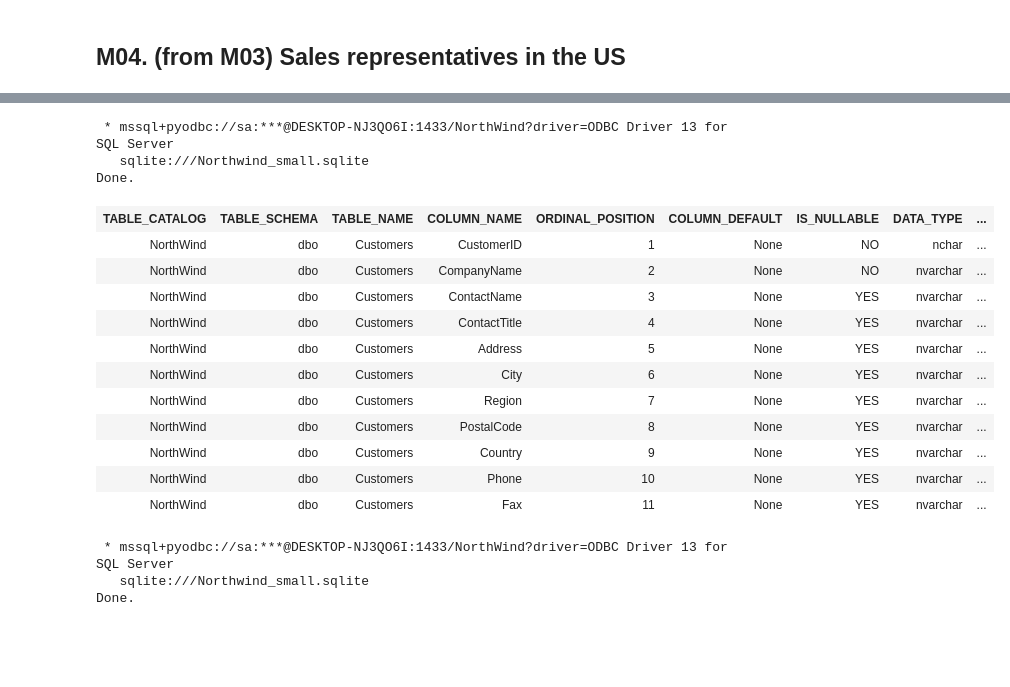
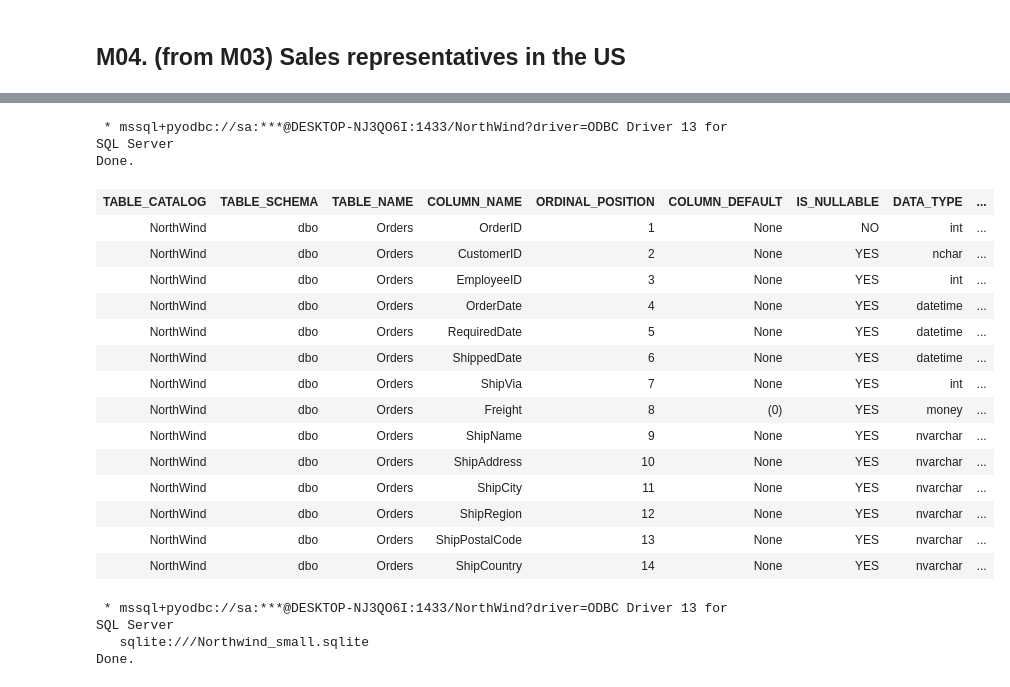
Before and after one commit to libinruan/use_pyodbc_to_access_sql_database, a Jupyter notebook: SQL_interview_Qs.ipynb, the cells around one changed output, grey strips where cells are left out. Cells and saved outputs as stored; diff of their text form; code cells hidden in the pictures; blank space fills up the shorter version.

```diff
--- a/SQL_interview_Qs.ipynb
+++ b/SQL_interview_Qs.ipynb
@@ -294,24 +290,26 @@ dtype: object
 # %%
 %%sql
 SELECT *
 FROM Northwind.INFORMATION_SCHEMA.COLUMNS
-WHERE TABLE_NAME = N'Customers'
+WHERE TABLE_NAME = N'Orders'
 # %% [output]
  * mssql+pyodbc://sa:***@DESKTOP-NJ3QO6I:1433/NorthWind?driver=ODBC Driver 13 for SQL Server
-   sqlite:///Northwind_small.sqlite
 Done.
 | TABLE_CATALOG | TABLE_SCHEMA | TABLE_NAME | COLUMN_NAME | ORDINAL_POSITION | COLUMN_DEFAULT | IS_NULLABLE | DATA_TYPE | ... |
-| NorthWind | dbo | Customers | CustomerID | 1 | None | NO | nchar | ... |
-| NorthWind | dbo | Customers | CompanyName | 2 | None | NO | nvarchar | ... |
-| NorthWind | dbo | Customers | ContactName | 3 | None | YES | nvarchar | ... |
-| NorthWind | dbo | Customers | ContactTitle | 4 | None | YES | nvarchar | ... |
-| NorthWind | dbo | Customers | Address | 5 | None | YES | nvarchar | ... |
-| NorthWind | dbo | Customers | City | 6 | None | YES | nvarchar | ... |
-| NorthWind | dbo | Customers | Region | 7 | None | YES | nvarchar | ... |
-| NorthWind | dbo | Customers | PostalCode | 8 | None | YES | nvarchar | ... |
-| NorthWind | dbo | Customers | Country | 9 | None | YES | nvarchar | ... |
-| NorthWind | dbo | Customers | Phone | 10 | None | YES | nvarchar | ... |
-| NorthWind | dbo | Customers | Fax | 11 | None | YES | nvarchar | ... |
+| NorthWind | dbo | Orders | OrderID | 1 | None | NO | int | ... |
+| NorthWind | dbo | Orders | CustomerID | 2 | None | YES | nchar | ... |
+| NorthWind | dbo | Orders | EmployeeID | 3 | None | YES | int | ... |
+| NorthWind | dbo | Orders | OrderDate | 4 | None | YES | datetime | ... |
+| NorthWind | dbo | Orders | RequiredDate | 5 | None | YES | datetime | ... |
+| NorthWind | dbo | Orders | ShippedDate | 6 | None | YES | datetime | ... |
+| NorthWind | dbo | Orders | ShipVia | 7 | None | YES | int | ... |
+| NorthWind | dbo | Orders | Freight | 8 | (0) | YES | money | ... |
+| NorthWind | dbo | Orders | ShipName | 9 | None | YES | nvarchar | ... |
+| NorthWind | dbo | Orders | ShipAddress | 10 | None | YES | nvarchar | ... |
+| NorthWind | dbo | Orders | ShipCity | 11 | None | YES | nvarchar | ... |
+| NorthWind | dbo | Orders | ShipRegion | 12 | None | YES | nvarchar | ... |
+| NorthWind | dbo | Orders | ShipPostalCode | 13 | None | YES | nvarchar | ... |
+| NorthWind | dbo | Orders | ShipCountry | 14 | None | YES | nvarchar | ... |
 # %%
 %%sql
 SELECT OrderID, OrderDate FROM Orders
```
Also changed, not shown: parts of 148 cells of this notebook, 2 other files.
